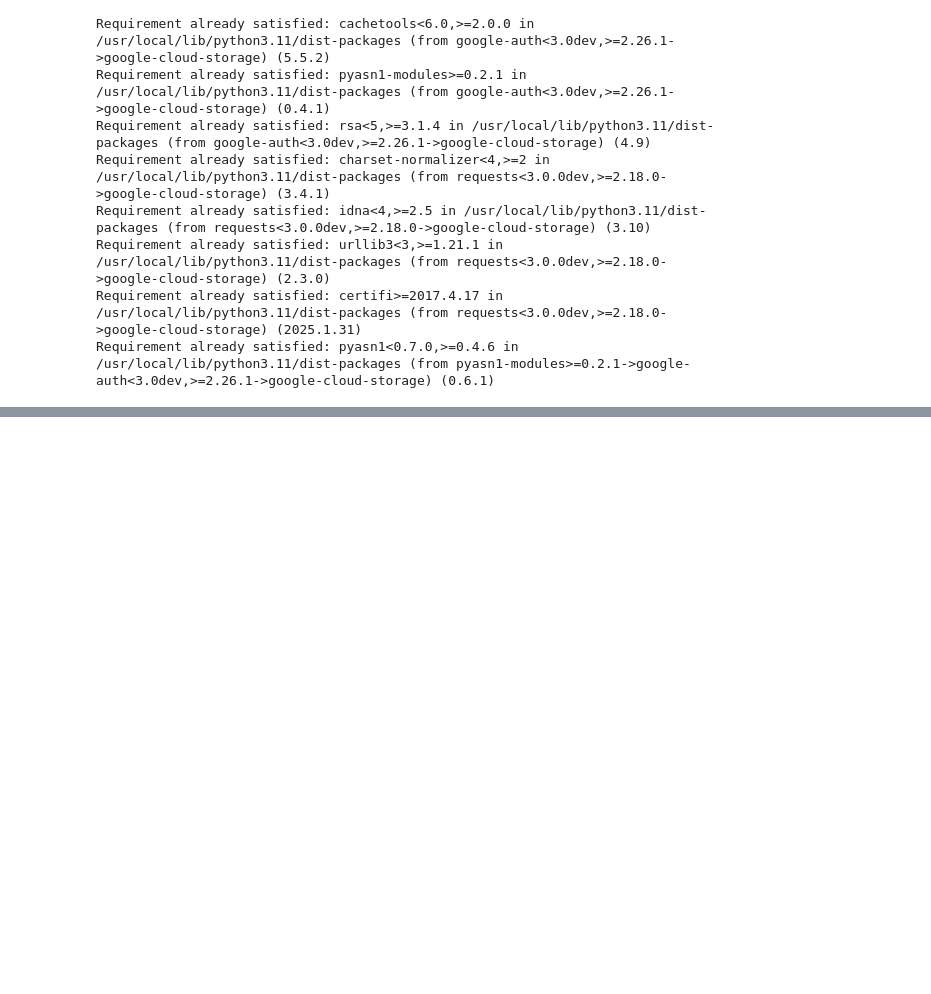
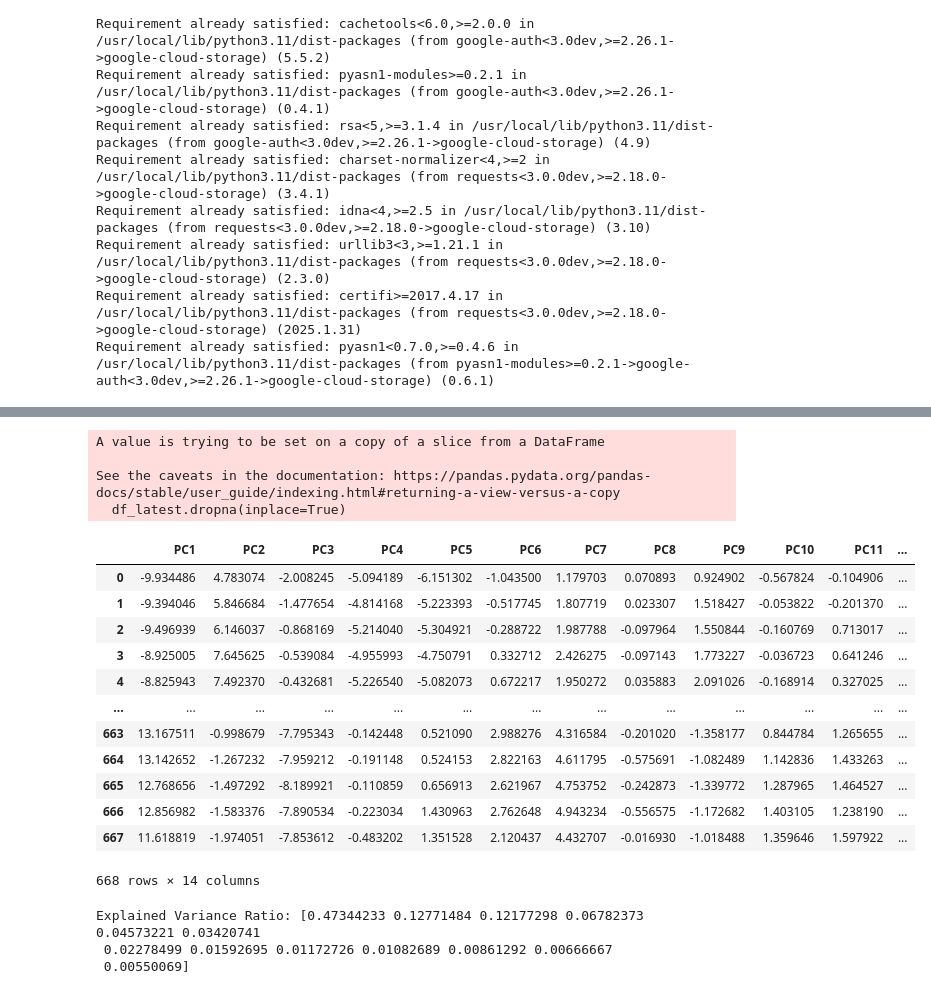
Before and after one commit to Ilse-hutten/index-arbitrage, a Jupyter notebook: notebooks/smita.ipynb, the cells around one changed output, grey strips where cells are left out. Cells and saved outputs as stored; diff of their text form; code cells hidden in the pictures; blank space fills up the shorter version.

```diff
--- a/notebooks/smita.ipynb
+++ b/notebooks/smita.ipynb
@@ -93,0 +157,7 @@ Merging completed successfully!
+# %%
+df_latest.dropna(inplace=True)
+# %% [output]
+A value is trying to be set on a copy of a slice from a DataFrame
+
+See the caveats in the documentation: https://pandas.pydata.org/pandas-docs/stable/user_guide/indexing.html#returning-a-view-versus-a-copy
+  df_latest.dropna(inplace=True)
@@ -93,0 +166,32 @@ Merging completed successfully!
+# %%
+scaler = StandardScaler()
+df_scaled = scaler.fit_transform(df_numeric)
+# %%
+pca = PCA(n_components=0.95)
+df_pca = pca.fit_transform(df_scaled)
+# %%
+df_pca = pd.DataFrame(df_pca, columns=[f'PC{i+1}' for i in range(df_pca.shape[1])])
+# %%
+df_pca['date'] = df_latest['date'].values
+# %%
+df_pca
+# %% [output]
+|  | PC1 | PC2 | PC3 | PC4 | PC5 | PC6 | PC7 | PC8 | PC9 | PC10 | PC11 | ... |
+| 0 | -9.934486 | 4.783074 | -2.008245 | -5.094189 | -6.151302 | -1.043500 | 1.179703 | 0.070893 | 0.924902 | -0.567824 | -0.104906 | ... |
+| 1 | -9.394046 | 5.846684 | -1.477654 | -4.814168 | -5.223393 | -0.517745 | 1.807719 | 0.023307 | 1.518427 | -0.053822 | -0.201370 | ... |
+| 2 | -9.496939 | 6.146037 | -0.868169 | -5.214040 | -5.304921 | -0.288722 | 1.987788 | -0.097964 | 1.550844 | -0.160769 | 0.713017 | ... |
+| 3 | -8.925005 | 7.645625 | -0.539084 | -4.955993 | -4.750791 | 0.332712 | 2.426275 | -0.097143 | 1.773227 | -0.036723 | 0.641246 | ... |
+| 4 | -8.825943 | 7.492370 | -0.432681 | -5.226540 | -5.082073 | 0.672217 | 1.950272 | 0.035883 | 2.091026 | -0.168914 | 0.327025 | ... |
+| ... | ... | ... | ... | ... | ... | ... | ... | ... | ... | ... | ... | ... |
+| 663 | 13.167511 | -0.998679 | -7.795343 | -0.142448 | 0.521090 | 2.988276 | 4.316584 | -0.201020 | -1.358177 | 0.844784 | 1.265655 | ... |
+| 664 | 13.142652 | -1.267232 | -7.959212 | -0.191148 | 0.524153 | 2.822163 | 4.611795 | -0.575691 | -1.082489 | 1.142836 | 1.433263 | ... |
+| 665 | 12.768656 | -1.497292 | -8.189921 | -0.110859 | 0.656913 | 2.621967 | 4.753752 | -0.242873 | -1.339772 | 1.287965 | 1.464527 | ... |
+| 666 | 12.856982 | -1.583376 | -7.890534 | -0.223034 | 1.430963 | 2.762648 | 4.943234 | -0.556575 | -1.172682 | 1.403105 | 1.238190 | ... |
+| 667 | 11.618819 | -1.974051 | -7.853612 | -0.483202 | 1.351528 | 2.120437 | 4.432707 | -0.016930 | -1.018488 | 1.359646 | 1.597922 | ... |
+668 rows × 14 columns
+# %%
+print("Explained Variance Ratio:", pca.explained_variance_ratio_)
+# %% [output]
+Explained Variance Ratio: [0.47344233 0.12771484 0.12177298 0.06782373 0.04573221 0.03420741
+ 0.02278499 0.01592695 0.01172726 0.01082689 0.00861292 0.00666667
+ 0.00550069]
```
Also changed, not shown: parts of 11 cells of this notebook.
